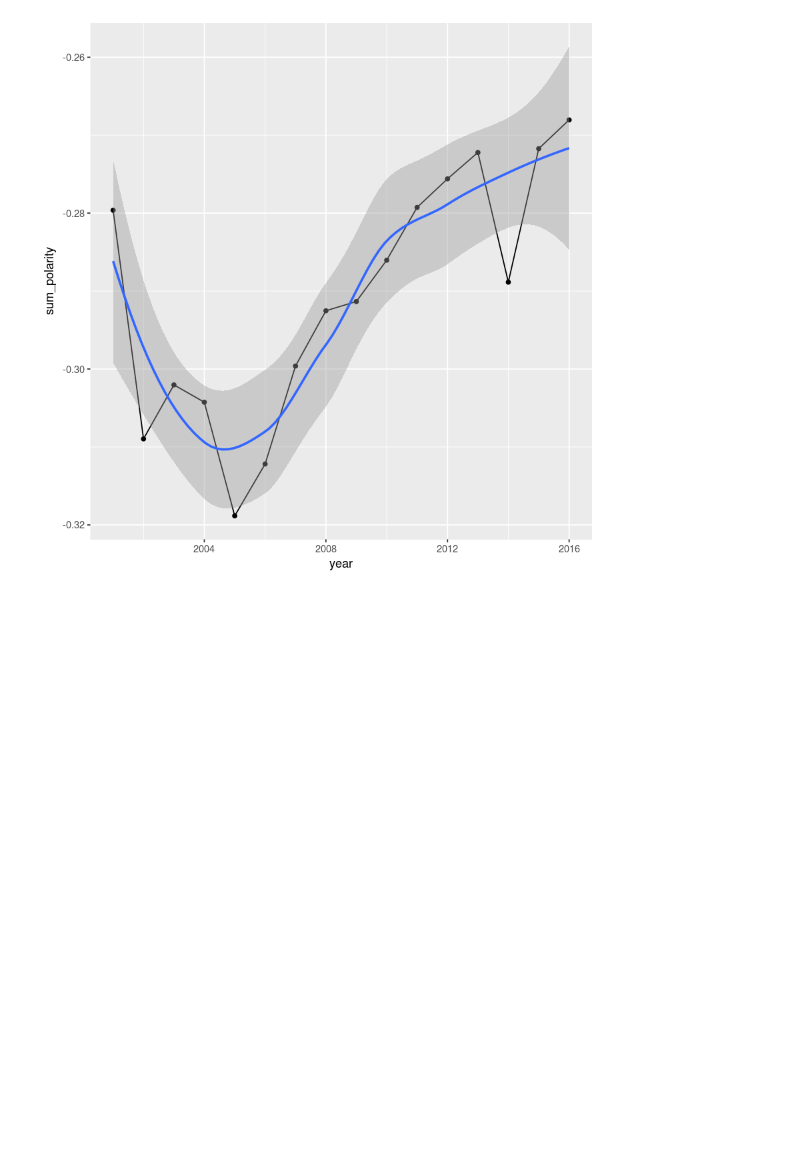
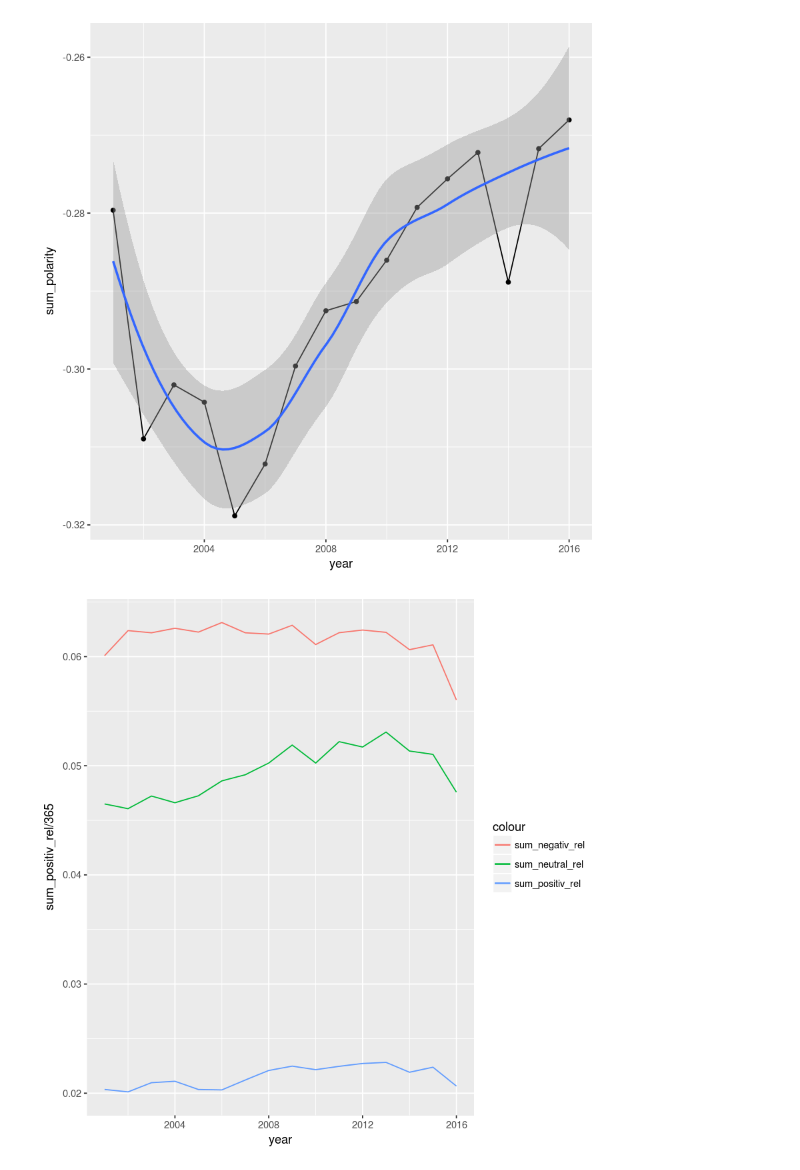
Before and after one commit to se1983/WT-1_Grundlagen_Datascience, a Jupyter notebook: Sentiment_Analyse/Plotting_SPON.ipynb, the cells around one changed output. Drawn from its saved outputs; the diff is of its cells as text; code cells hidden in the pictures; blank space fills up the shorter version.

Commit message:
added new plot

```diff
--- a/Sentiment_Analyse/Plotting_SPON.ipynb
+++ b/Sentiment_Analyse/Plotting_SPON.ipynb
@@ -50,3 +50,10 @@ ggplot(spon_sentiment_byYear, aes(x = year, y = sum_polarity)) + geom_line() +
 # %% [output]
 `geom_smooth()` using method = 'loess'
 [figure]
+# %%
+ggplot(spon_sentiment_byYear, aes(x = year)) +
+geom_line(aes(y=sum_positiv_rel/365, color = "sum_positiv_rel")) +
+geom_line(aes(y=sum_neutral_rel/356, color = "sum_neutral_rel")) +
+geom_line(aes(y=sum_negativ_rel/356, color = "sum_negativ_rel"))
+# %% [output]
+[figure, added]
```
